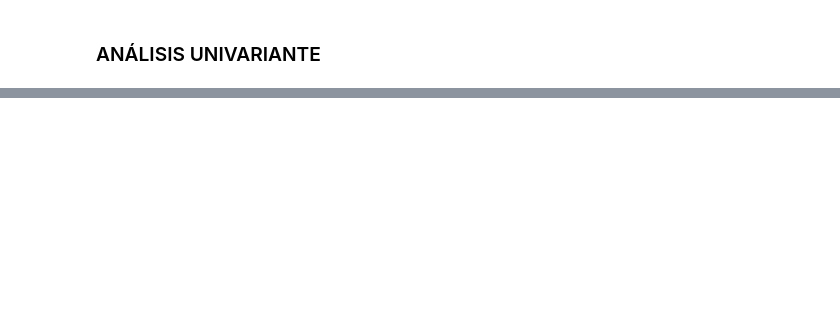
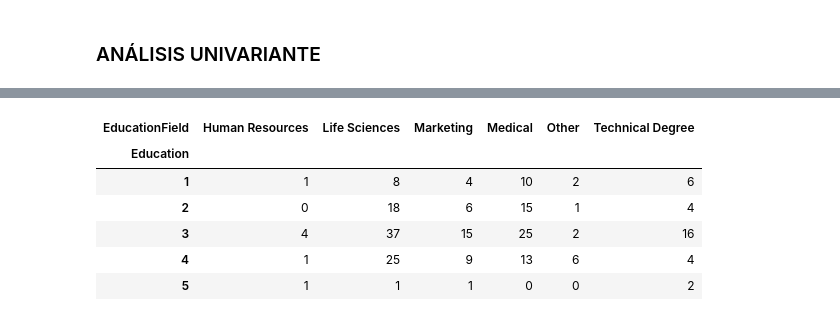
Before and after one commit to rafamd1/mi_copia_dsftmayo24semana1.1, a Jupyter notebook: semana 2 y 3/1_Data_Analysis/Entregas/EDA/EDA RM.ipynb, the cells around one changed output, grey strips where cells are left out. Cells and saved outputs as stored; diff of their text form; code cells hidden in the pictures; blank space fills up the shorter version.

```diff
--- a/semana 2 y 3/1_Data_Analysis/Entregas/EDA/EDA RM.ipynb
+++ b/semana 2 y 3/1_Data_Analysis/Entregas/EDA/EDA RM.ipynb
@@ -279,0 +449,11 @@ df2.iloc[:, 10:].describe()
+# %%
+counted2 = pd.pivot_table(df1, index="Education", columns="EducationField", values="Attrition", aggfunc="sum")
+counted2
+# %% [output]
+| EducationField | Human Resources | Life Sciences | Marketing | Medical | Other | Technical Degree |
+| Education |  |  |  |  |  |  |
+| 1 | 1 | 8 | 4 | 10 | 2 | 6 |
+| 2 | 0 | 18 | 6 | 15 | 1 | 4 |
+| 3 | 4 | 37 | 15 | 25 | 2 | 16 |
+| 4 | 1 | 25 | 9 | 13 | 6 | 4 |
+| 5 | 1 | 1 | 1 | 0 | 0 | 2 |
```
Also changed, not shown: parts of 33 cells of this notebook, 49 other files.
